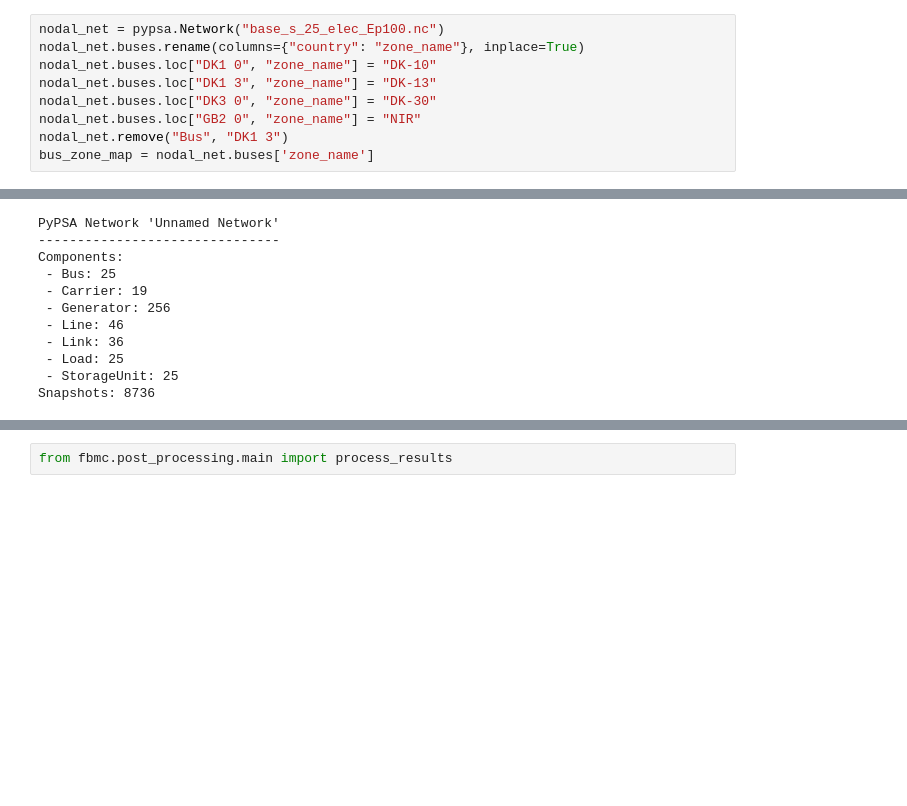
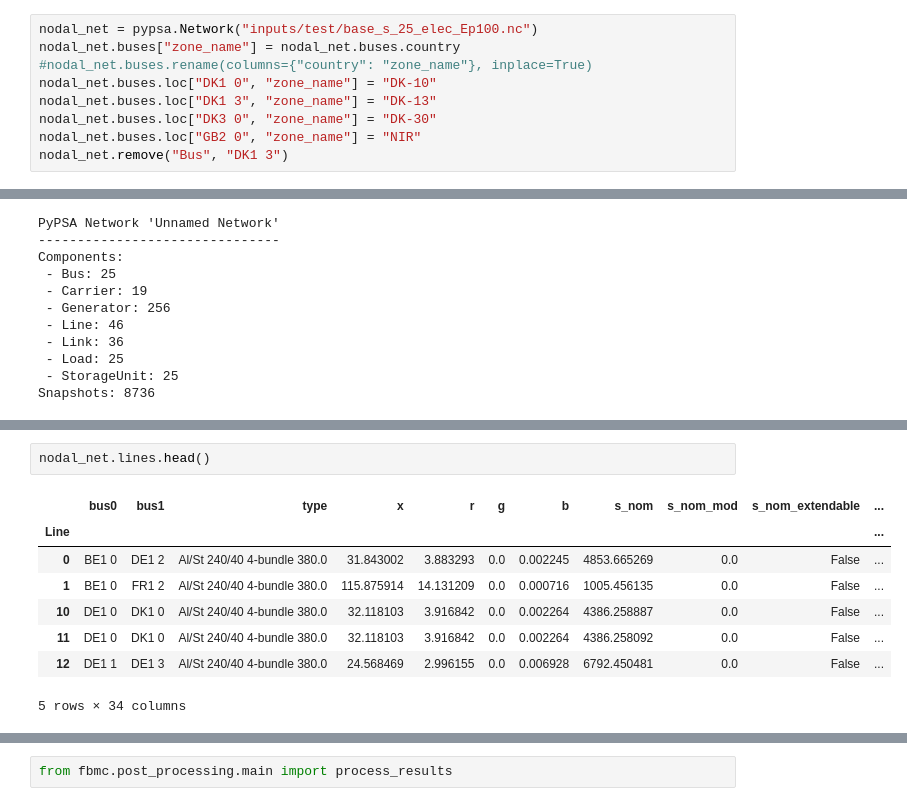
Before and after one commit to nathan-giovannini/pypsa-fbmc, a Jupyter notebook: tornado-analysis/FBMC-25nodes_Ep100_sub.ipynb, the cells around one changed output, grey strips where cells are left out. Saved outputs shown, nothing was run; the diff lists cells and outputs as text; blank space fills up the shorter version.

```diff
--- a/tornado-analysis/FBMC-25nodes_Ep100_sub.ipynb
+++ b/tornado-analysis/FBMC-25nodes_Ep100_sub.ipynb
@@ -9,14 +11,14 @@ import matplotlib.patches as mpatches
 from matplotlib.lines import Line2D
 import networkx as nx
 # %%
-nodal_net = pypsa.Network("base_s_25_elec_Ep100.nc")
-nodal_net.buses.rename(columns={"country": "zone_name"}, inplace=True)
+nodal_net = pypsa.Network("inputs/test/base_s_25_elec_Ep100.nc")
+nodal_net.buses["zone_name"] = nodal_net.buses.country
+#nodal_net.buses.rename(columns={"country": "zone_name"}, inplace=True)
 nodal_net.buses.loc["DK1 0", "zone_name"] = "DK-10"
 nodal_net.buses.loc["DK1 3", "zone_name"] = "DK-13"
 nodal_net.buses.loc["DK3 0", "zone_name"] = "DK-30"
 nodal_net.buses.loc["GB2 0", "zone_name"] = "NIR"
 nodal_net.remove("Bus", "DK1 3")
-bus_zone_map = nodal_net.buses['zone_name']
 # %% [output]
 INFO:pypsa.network.io:Imported network 'Unnamed Network' has buses, carriers, generators, lines, links, loads, storage_units
 # %%
@@ -183,0 +538,11 @@ obj: 7207200 rows, 3144960 columns, 13497120 nonzeros
+# %%
+nodal_net.lines.head()
+# %% [output]
+|  | bus0 | bus1 | type | x | r | g | b | s_nom | s_nom_mod | s_nom_extendable | ... |
+| Line |  |  |  |  |  |  |  |  |  |  | ... |
+| 0 | BE1 0 | DE1 2 | Al/St 240/40 4-bundle 380.0 | 31.843002 | 3.883293 | 0.0 | 0.002245 | 4853.665269 | 0.0 | False | ... |
+| 1 | BE1 0 | FR1 2 | Al/St 240/40 4-bundle 380.0 | 115.875914 | 14.131209 | 0.0 | 0.000716 | 1005.456135 | 0.0 | False | ... |
+| 10 | DE1 0 | DK1 0 | Al/St 240/40 4-bundle 380.0 | 32.118103 | 3.916842 | 0.0 | 0.002264 | 4386.258887 | 0.0 | False | ... |
+| 11 | DE1 0 | DK1 0 | Al/St 240/40 4-bundle 380.0 | 32.118103 | 3.916842 | 0.0 | 0.002264 | 4386.258092 | 0.0 | False | ... |
+| 12 | DE1 1 | DE1 3 | Al/St 240/40 4-bundle 380.0 | 24.568469 | 2.996155 | 0.0 | 0.006928 | 6792.450481 | 0.0 | False | ... |
+5 rows × 34 columns
```
Also changed, not shown: parts of 40 cells of this notebook, 27 other files.
